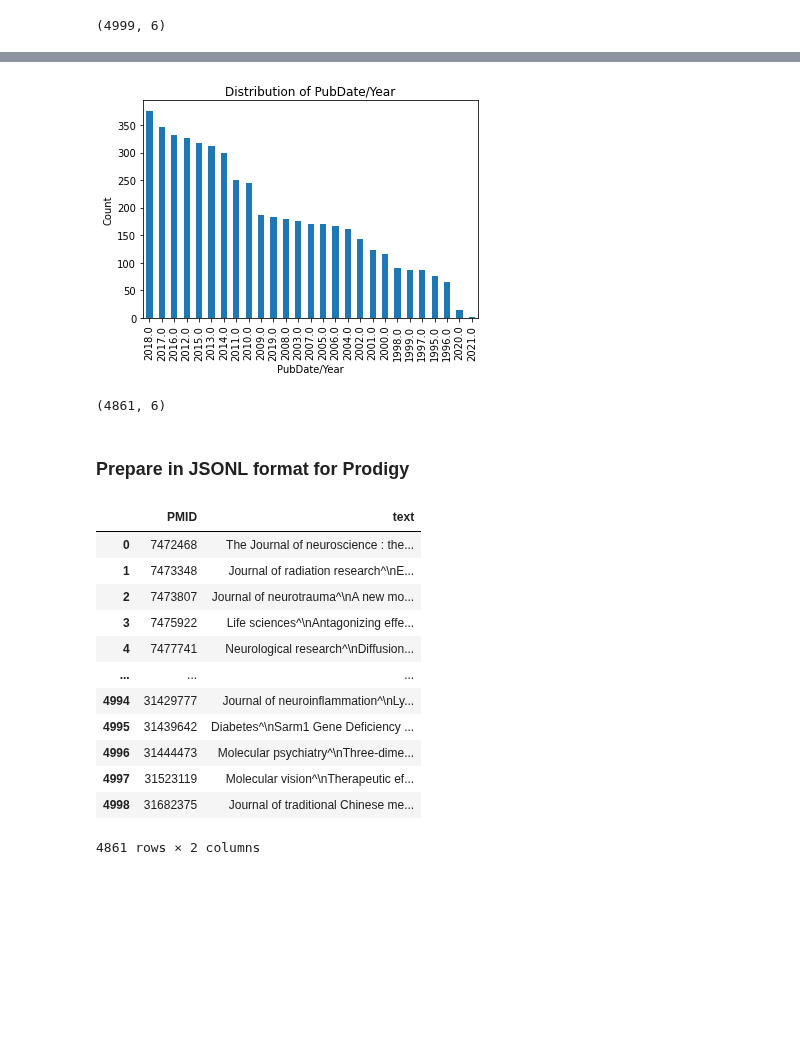
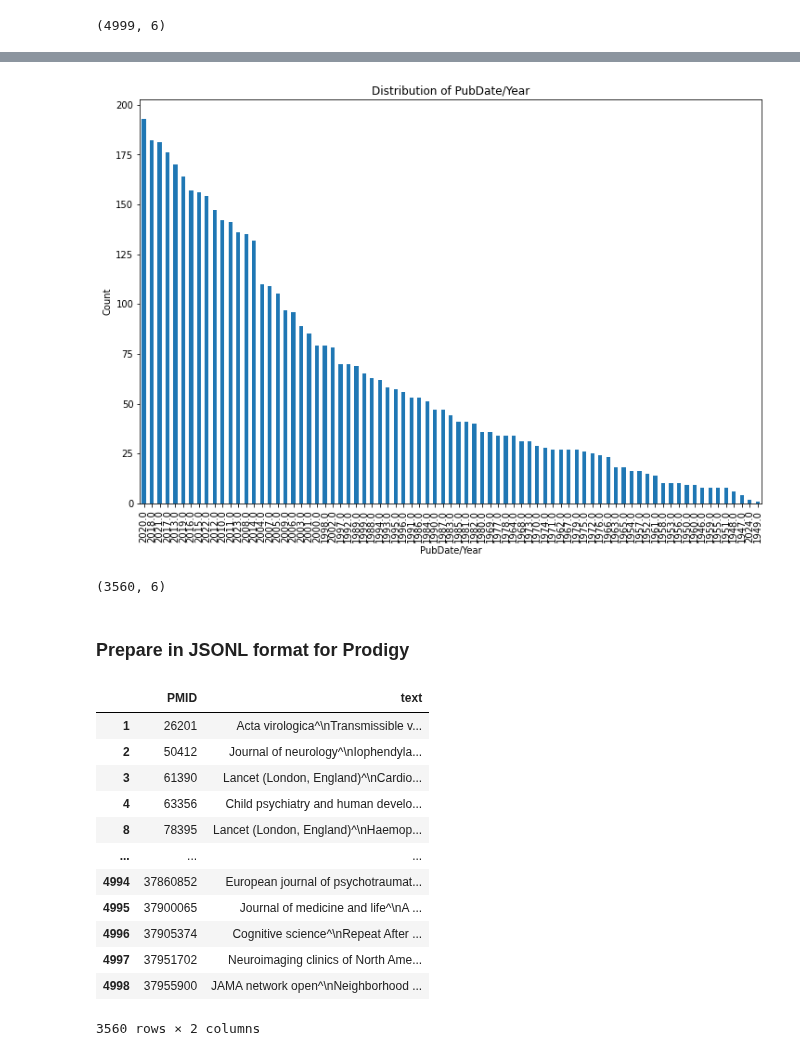
Before and after one commit to Ineichen-Group/StudyTypeTeller, a Jupyter notebook: data/Data_Preparation.ipynb, the cells around one changed output, grey strips where cells are left out. Cells and saved outputs as stored; diff of their text form; code cells hidden in the pictures; blank space fills up the shorter version.

Commit message:
New data based on pubmed query.

```diff
--- a/data/Data_Preparation.ipynb
+++ b/data/Data_Preparation.ipynb
@@ -6,7 +43,7 @@ import matplotlib.pyplot as plt
 # %% [markdown]
 ### Read PubMed EDirect Outputs
 # %%
-file_path = "./pubmed/pmid_contents_v5.txt"
+file_path = "./pubmed/pmid_contents_mesh_query.txt"
 
 df = pd.read_csv(file_path, sep='^')
 df.columns = ['PMID', 'PubDate/Year', 'Journal/Title', 'ArticleTitle', 'AbstractText', 'doi']
@@ -26,18 +63,27 @@ df.head()
 # %%
+import matplotlib.pyplot as plt
+
+# Increase the figure size
+plt.figure(figsize=(12, 8))
+
+# Assuming df is your DataFrame
 # Plot the distribution of values in PubDate/Year
 df['PubDate/Year'].value_counts().plot(kind='bar')
+
 plt.xlabel('PubDate/Year')
 plt.ylabel('Count')
 plt.title('Distribution of PubDate/Year')
+
+# Display the plot
 plt.show()
 # %% [output]
-[figure, old version]
+[figure, new version]
 # %%
 df_cleaned = df.dropna(subset=['AbstractText'])
 # %%
 df_cleaned.shape
 # %% [output]
-(4861, 6)
+(3560, 6)
 # %%
 # Fill NaN values with an empty string
 df_cleaned = df_cleaned.fillna('')
@@ -87,15 +133,15 @@ with open('./prodigy/pubmed_abstracts.jsonl', 'w') as jsonl_file:
 result_df
 # %% [output]
 |  | PMID | text |
-| 0 | 7472468 | The Journal of neuroscience : the... |
-| 1 | 7473348 | Journal of radiation research^\nE... |
-| 2 | 7473807 | Journal of neurotrauma^\nA new mo... |
-| 3 | 7475922 | Life sciences^\nAntagonizing effe... |
-| 4 | 7477741 | Neurological research^\nDiffusion... |
+| 1 | 26201 | Acta virologica^\nTransmissible v... |
+| 2 | 50412 | Journal of neurology^\nIophendyla... |
+| 3 | 61390 | Lancet (London, England)^\nCardio... |
+| 4 | 63356 | Child psychiatry and human develo... |
+| 8 | 78395 | Lancet (London, England)^\nHaemop... |
 | ... | ... | ... |
-| 4994 | 31429777 | Journal of neuroinflammation^\nLy... |
-| 4995 | 31439642 | Diabetes^\nSarm1 Gene Deficiency ... |
-| 4996 | 31444473 | Molecular psychiatry^\nThree-dime... |
-| 4997 | 31523119 | Molecular vision^\nTherapeutic ef... |
-| 4998 | 31682375 | Journal of traditional Chinese me... |
+| 4994 | 37860852 | European journal of psychotraumat... |
+| 4995 | 37900065 | Journal of medicine and life^\nA ... |
+| 4996 | 37905374 | Cognitive science^\nRepeat After ... |
+| 4997 | 37951702 | Neuroimaging clinics of North Ame... |
+| 4998 | 37955900 | JAMA network open^\nNeighborhood ... |
-4861 rows × 2 columns
+3560 rows × 2 columns
```
Also changed, not shown: parts of 7 cells of this notebook, 16 other files.
